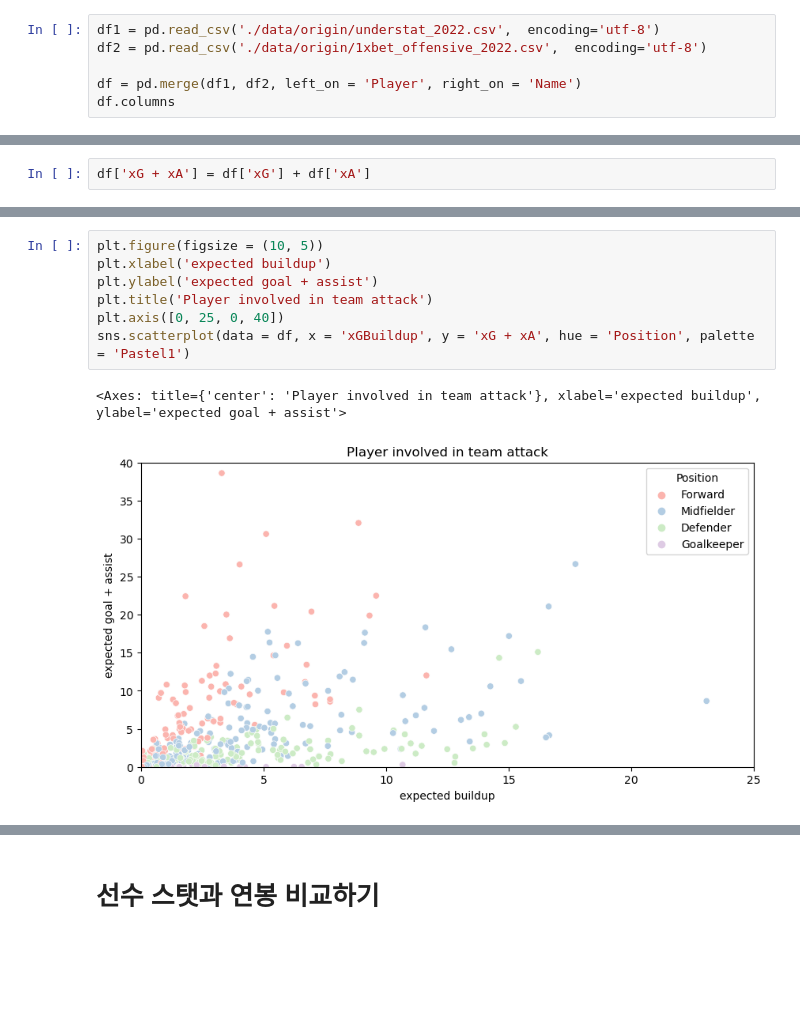
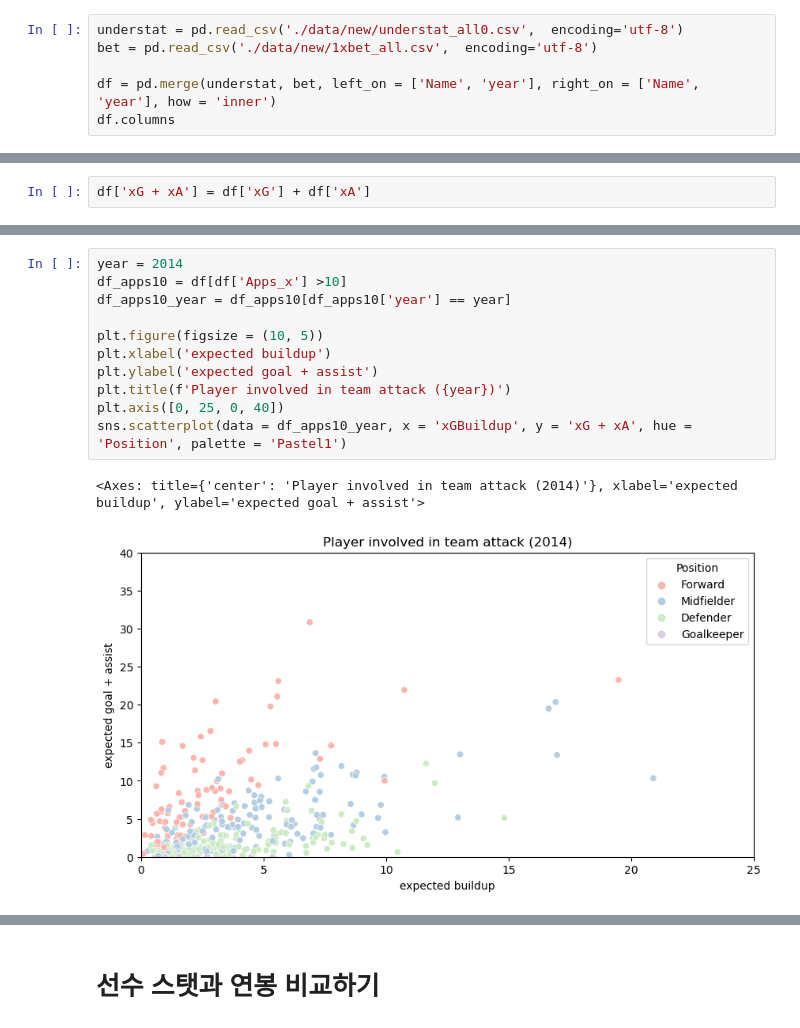
Before and after one commit to LEEINSEO-0118/EPL_EDA_Project, a Jupyter notebook: stat_salary.ipynb, the cells around one changed output, grey strips where cells are left out. Saved outputs shown, nothing was run; the diff lists cells and outputs as text; blank space fills up the shorter version.

```diff
--- a/stat_salary.ipynb
+++ b/stat_salary.ipynb
@@ -11,7 +11,7 @@ from tqdm.auto import tqdm  # progress bar
 # %%
-df1 = pd.read_csv('./data/origin/understat_2022.csv',  encoding='utf-8')
-df2 = pd.read_csv('./data/origin/1xbet_offensive_2022.csv',  encoding='utf-8')
+understat = pd.read_csv('./data/new/understat_all0.csv',  encoding='utf-8')
+bet = pd.read_csv('./data/new/1xbet_all.csv',  encoding='utf-8')
 
-df = pd.merge(df1, df2, left_on = 'Player', right_on = 'Name')
+df = pd.merge(understat, bet, left_on = ['Name', 'year'], right_on = ['Name', 'year'], how = 'inner')
 df.columns
 # %% [output]
@@ -26,10 +31,14 @@ df['xG + xA'] = df['xG'] + df['xA']
 # %%
+year = 2014
+df_apps10 = df[df['Apps_x'] >10]
+df_apps10_year = df_apps10[df_apps10['year'] == year]
+
 plt.figure(figsize = (10, 5))
 plt.xlabel('expected buildup')
 plt.ylabel('expected goal + assist')
-plt.title('Player involved in team attack')
+plt.title(f'Player involved in team attack ({year})')
 plt.axis([0, 25, 0, 40])
-sns.scatterplot(data = df, x = 'xGBuildup', y = 'xG + xA', hue = 'Position', palette = 'Pastel1')
+sns.scatterplot(data = df_apps10_year, x = 'xGBuildup', y = 'xG + xA', hue = 'Position', palette = 'Pastel1')
 # %% [output]
-<Axes: title={'center': 'Player involved in team attack'}, xlabel='expected buildup', ylabel='expected goal + assist'>
+<Axes: title={'center': 'Player involved in team attack (2014)'}, xlabel='expected buildup', ylabel='expected goal + assist'>
-[figure, old version]
+[figure, new version]
```
Also changed, not shown: parts of 42 cells of this notebook, 20 other files.
